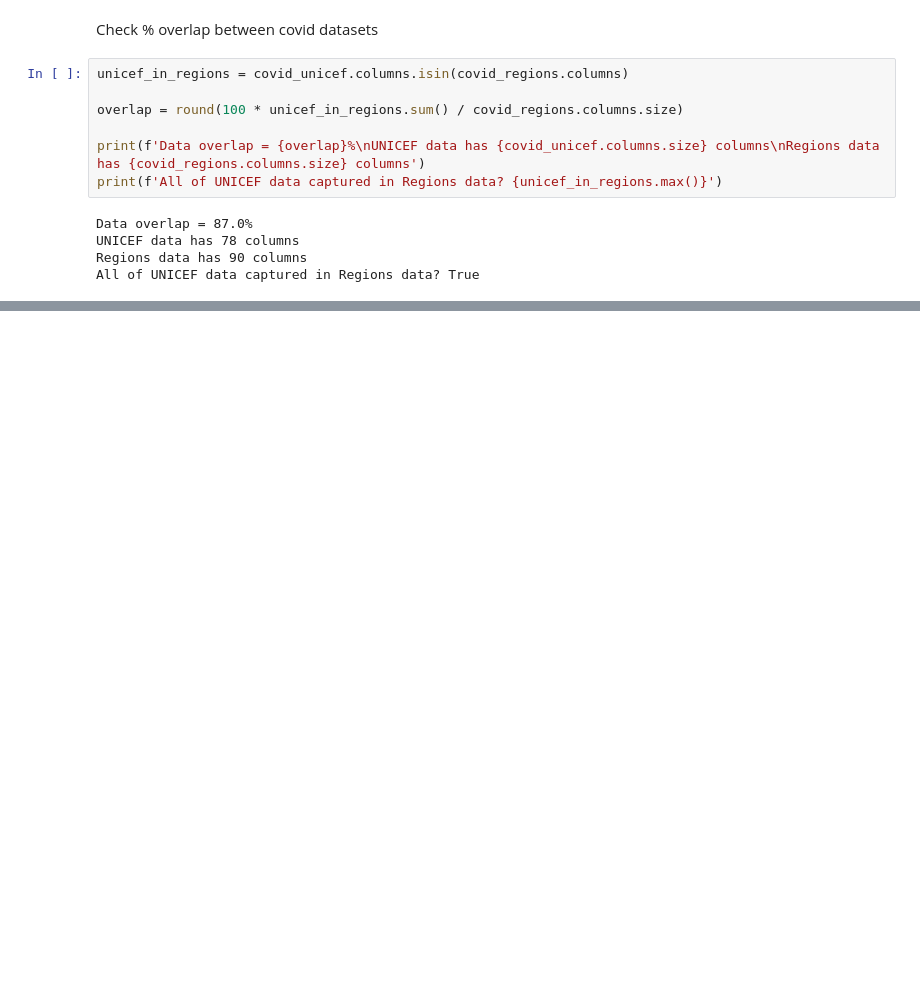
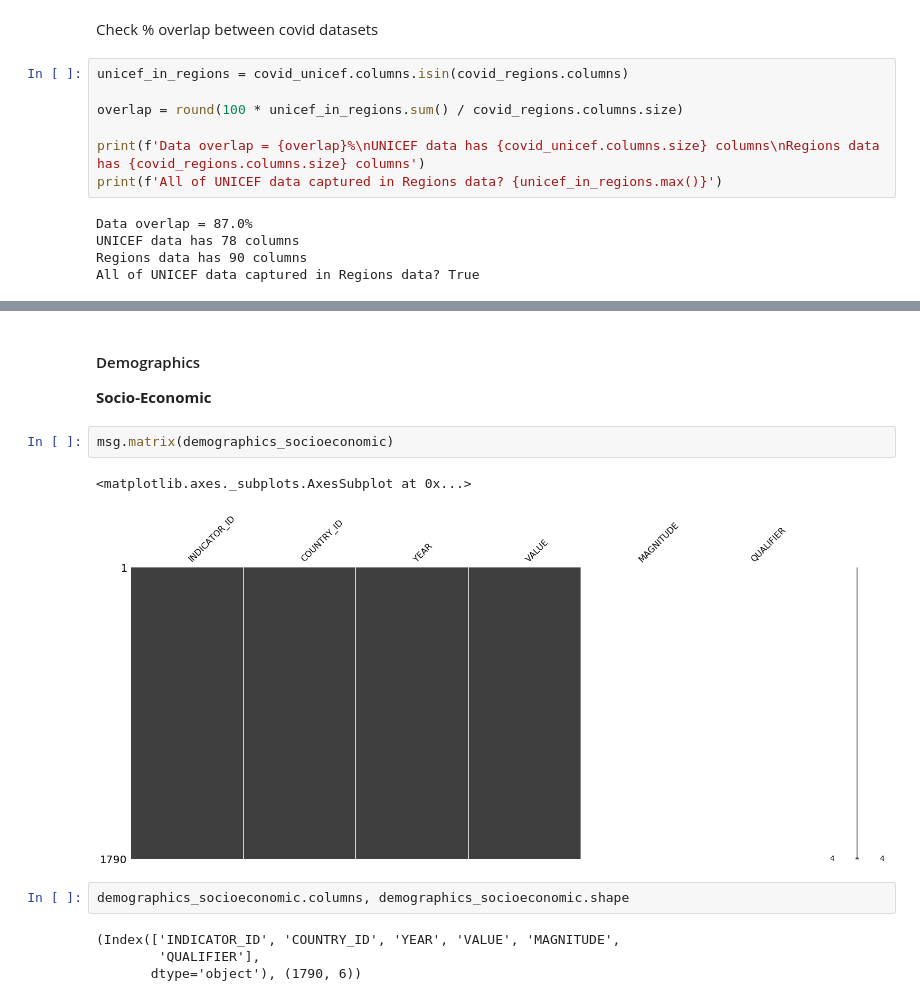
Before and after one commit to gabastil/odi-covid-19, a Jupyter notebook: notebooks/ODI Data Processing.ipynb, the cells around one changed output, grey strips where cells are left out. Cells and saved outputs as stored; diff of their text form; blank space fills up the shorter version.

```diff
--- a/notebooks/ODI Data Processing.ipynb
+++ b/notebooks/ODI Data Processing.ipynb
@@ -218,0 +233,15 @@ All of UNICEF data captured in Regions data? True
+# %% [markdown]
+#### Demographics
+
+**Socio-Economic**
+# %%
+msg.matrix(demographics_socioeconomic)
+# %% [output]
+<matplotlib.axes._subplots.AxesSubplot at 0x...>
+[figure, added]
+# %%
+demographics_socioeconomic.columns, demographics_socioeconomic.shape
+# %% [output]
+(Index(['INDICATOR_ID', 'COUNTRY_ID', 'YEAR', 'VALUE', 'MAGNITUDE',
+        'QUALIFIER'],
+       dtype='object'), (1790, 6))
```
Also changed, not shown: parts of 32 cells of this notebook, 1 other file.
